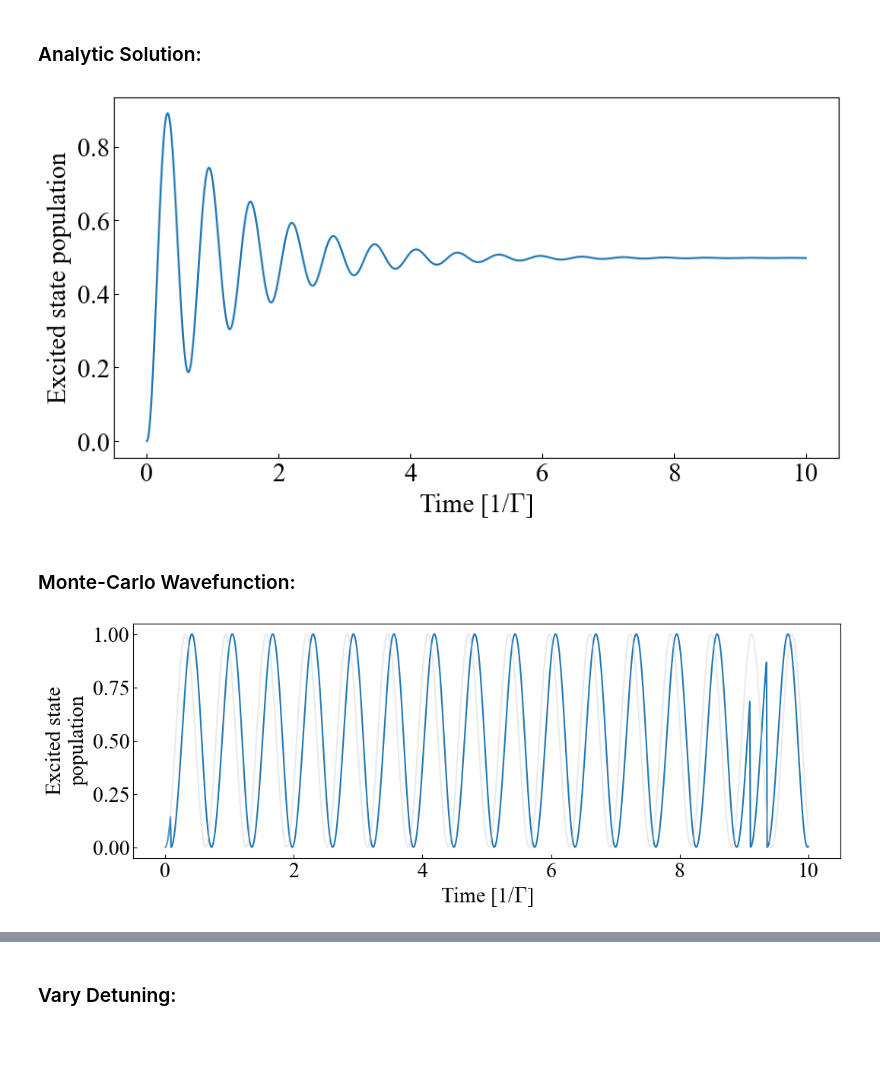
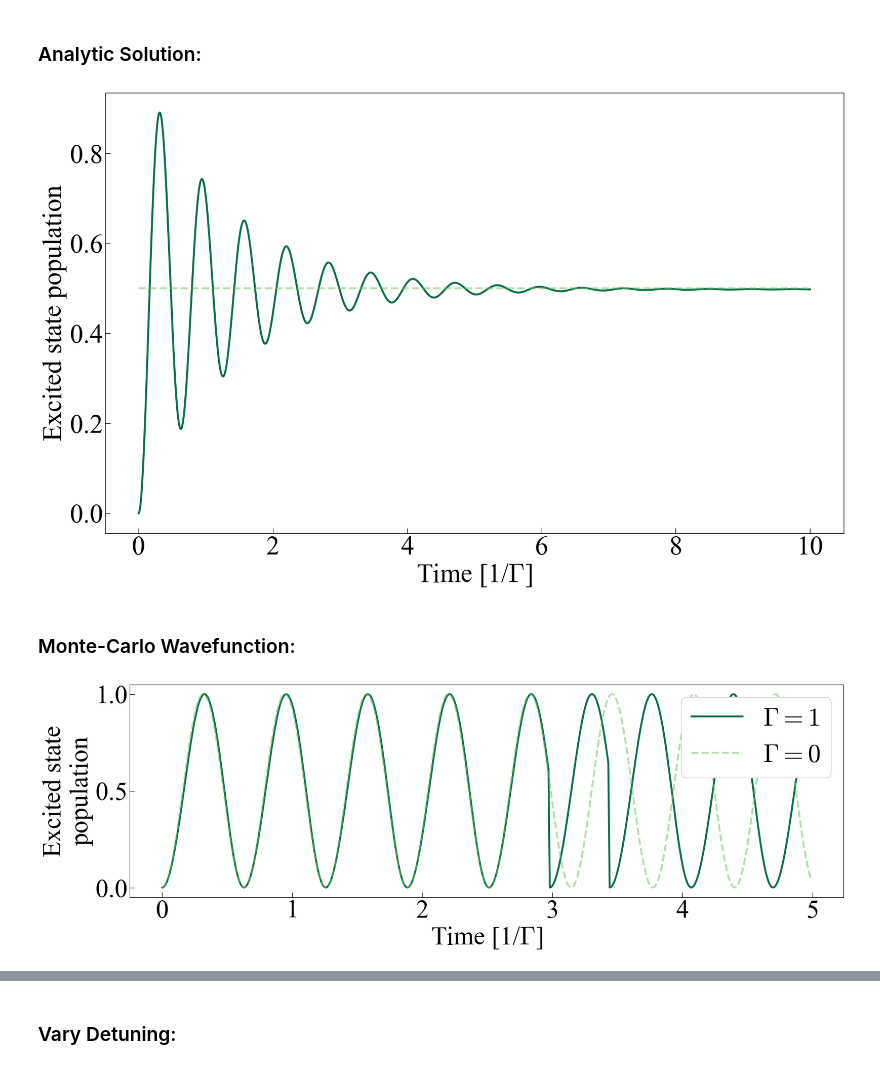
Before and after one commit to simonadubs/Computing-Project, a Jupyter notebook: Untitled.ipynb, the cells around one changed output, grey strips where cells are left out. Cells and saved outputs as stored; diff of their text form; code cells hidden in the pictures; blank space fills up the shorter version.

Commit message:
Corrected plot colours/resolution

```diff
--- a/Untitled.ipynb
+++ b/Untitled.ipynb
@@ -10,9 +10,10 @@ import matplotlib.pyplot as plt
 # %%
 # Set plot parameters:
 plotclr = 'tab:orange'
-plt.rcParams.update({'font.size' : 20})
+plt.rcParams.update({'font.size' : 40})
 plt.rcParams['font.family'] = 'Times New Roman'
 mpl.rcParams['mathtext.fontset'] = 'cm'
+clrs = ['#073b3a', '#0b6e4f', '#08a045', '#6bbf59', '#f8b464']
 # %%
 ## Parameters:
 
@@ -75,24 +76,26 @@ def solve(t):
 # %%
 ## Solve OBE analytically.
 
 # Create empty array to store values:
 analytic = np.empty(n + 1)
 
 # Solve equations and plot solution n times:
 for i in range(n + 1):
     analytic[i] = solve(t[i])
 
 # Plot analytic solution:
-fig, ax = plt.subplots(figsize=(10, 5))
-ax.plot(t, analytic)
+fig, ax = plt.subplots(figsize=(20, 12))
+ax.plot(t, analytic, color=clrs[1], linewidth=3)
+ax.plot([0, 10], [0.5, 0.5], linestyle='--', color=clrs[3], linewidth=3, alpha=0.5)
 ax.set_xlabel('Time [1/{}]'.format(r'$\Gamma$'))
 ax.set_ylabel('Excited state population')
-ax.tick_params(direction="in")
+ax.tick_params(direction="in", length=8)
 
 plt.show()
-# plt.savefig('AnalyticOBE.png', transparent=True, bbox_inches='tight')
+
+fig.savefig('AnalyticOBE.pdf', bbox_inches='tight')
 # %% [output]
-[figure, old version]
+[figure, new version]
 # %% [markdown]
 ### Monte-Carlo Wavefunction:
 # %%
@@ -132,17 +135,18 @@ for k in range(n):
 # %%
 ## Plot of a single quantum trajectory.
 
-fig, ax = plt.subplots(figsize=(12, 4))
-ax.plot(t[:], arr[8][:])
-ax.plot(t[:], K[:], color='0.8', alpha=0.4)
+fig, ax = plt.subplots(figsize=(20, 6))
+ax.plot(t[:500], arr[8][:500], color=clrs[1], linewidth=3, label='$\Gamma = 1$')
+ax.plot(t[:500], K[:500], color=clrs[3], alpha=0.5, linewidth=3, linestyle='--', label='$\Gamma = 0$')
 ax.set_xlabel('Time [1/{}]'.format(r'$\Gamma$'))
 ax.set_ylabel('Excited state\npopulation')
-ax.tick_params(direction="in")
+ax.tick_params(direction="in", length=8)
+ax.legend(framealpha=1, loc=1)
 
 plt.show()
-# plt.savefig('SingleTrajectoryMCW.png', transparent=True, bbox_inches='tight')
+fig.savefig('SingleTrajectoryMCW.pdf', bbox_inches='tight')
 # %% [output]
-[figure, old version]
+[figure, new version]
 # %%
 ## Comparison plot.
 
```
Also changed, not shown: parts of 4 cells of this notebook.
